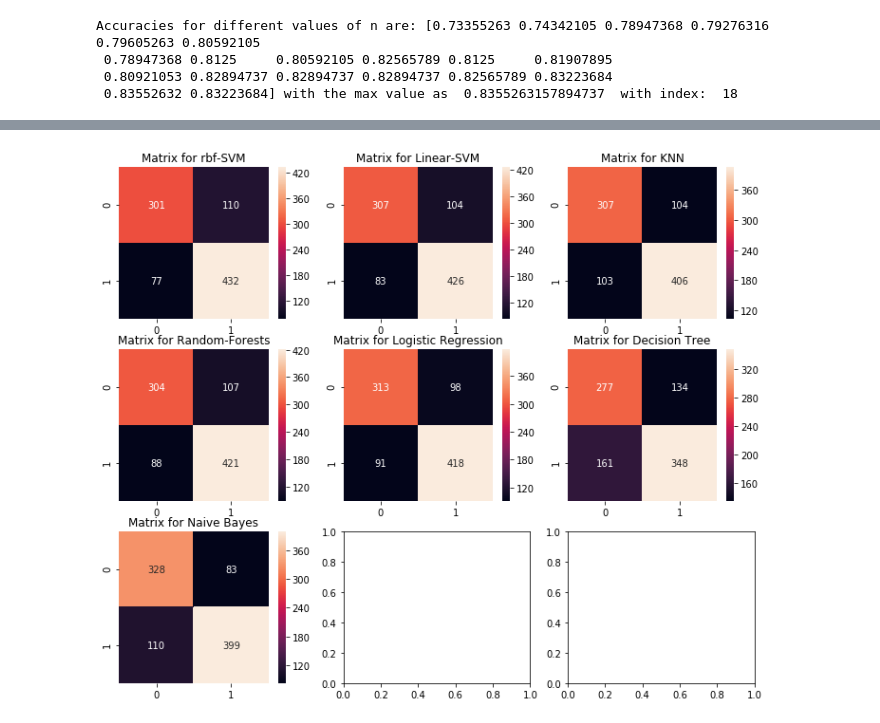
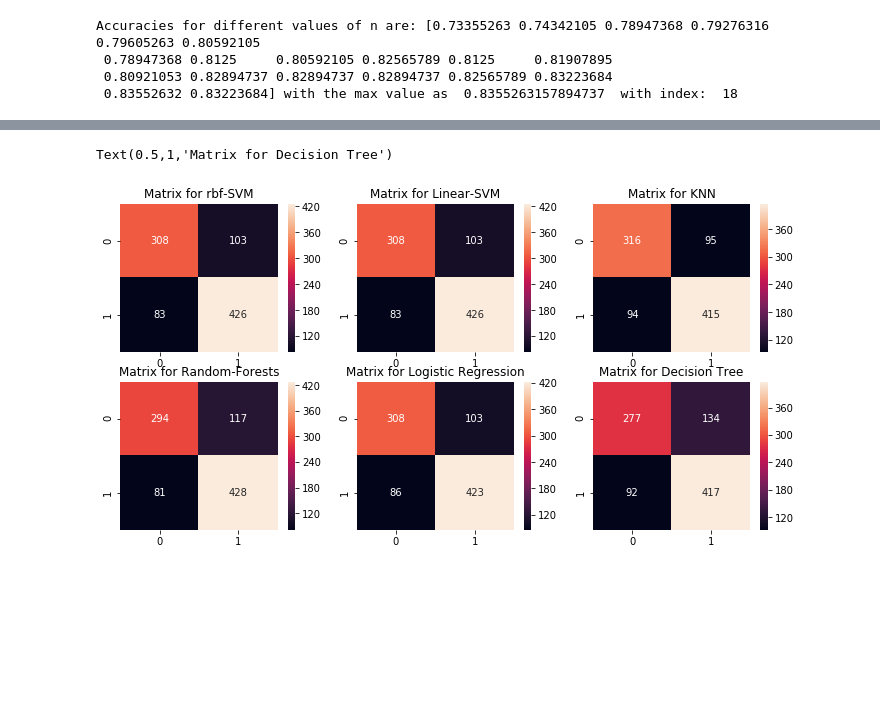
Before and after one commit to javierfs/MyMasterThesis, a Jupyter notebook: Test_python_structures.ipynb, the cells around one changed output, grey strips where cells are left out. Drawn from its saved outputs; the diff is of its cells as text; code cells hidden in the pictures; blank space fills up the shorter version.

```diff
--- a/Test_python_structures.ipynb
+++ b/Test_python_structures.ipynb
@@ -66,7 +66,7 @@ model_Linear_SVM = model
 Test Accuracy for linear SVM is 0.8355263157894737
 Training Accuracy for linear SVM is 0.8035714285714286
 # %%
-model=svm.SVC(kernel='rbf',C=1,gamma=0.1, probability=True)
+model=svm.SVC(kernel='rbf',C=1e4,gamma=1e-4, probability=True)
 model.fit(train_X,train_Y)
 prediction1=model.predict(test_X)
 print('Accuracy for rbf SVM is ',metrics.accuracy_score(prediction1,test_Y))
@@ -87,5 +85,6 @@ F1 weighted: is 0.8126774478094676
 # %%
-model = LogisticRegression()
+model = LogisticRegression(penalty= 'l2', C = 0.01)
+
 model.fit(train_X,train_Y)
 prediction3=model.predict(test_X)
 print('The accuracy of the Logistic Regression is',metrics.accuracy_score(prediction3,test_Y))
@@ -99,4 +98,5 @@ print('Training Accuracy for Logistic Regression is',metrics.accuracy_score(trai
 #print('F1 weighted: is',f1_score(test_Y, prediction3, average='weighted'))
 
 model_Logistic_Regression = model
+#model.get_params()
 # %% [output]
@@ -111,8 +111,8 @@ import pydotplus
 
 
 
-model=DecisionTreeClassifier(class_weight=None, criterion='gini', max_depth=5,
-            max_features=None, max_leaf_nodes=10, min_samples_leaf=5,
+model=DecisionTreeClassifier(class_weight=None, criterion='gini', max_depth=None,
+            max_features=None, max_leaf_nodes=10, min_samples_leaf=1,
             min_samples_split=2, min_weight_fraction_leaf=0.0,
             presort=False, random_state=None, splitter='random')
 
@@ -134,16 +134,6 @@ print('Training Accuracy for Decision Tree is',metrics.accuracy_score(train_Y, p
 model_Decision_Tree = model
 
 dot_data = StringIO()
-dtc_settings = {
-    'criterion': 'entropy',
-    'min_samples_split': 100,
-    'min_samples_leaf': 100,
-    'max_features': 'auto',
-    'max_depth': 5,
-    'class_weight': 'balanced',
-
-}
-
 
 export_graphviz(model, out_file=dot_data,
                 filled=True, rounded=True,
@@ -175,7 +165,7 @@ fig.set_size_inches(12,6)
 plt.show()
 print('Accuracies for different values of n are:',a.values,'with the max value as ',(a.values.max()), ' with index: ', a.values.argmax(axis=0))
 
-model_KNN = KNeighborsClassifier(n_neighbors=19)
+model_KNN = KNeighborsClassifier(n_neighbors=65)
 # %% [output]
 [figure]
 Accuracies for different values of n are: [0.73355263 0.74342105 0.78947368 0.79276316 0.79605263 0.80592105
@@ -262,30 +255,27 @@ plt.show()
 # %%
-f,ax=plt.subplots(3,3,figsize=(12,10))
-y_pred = cross_val_predict(svm.SVC(kernel='rbf'),X,Y,cv=10)
+models=[model_Linear_SVM, model_RBF_SVM, model_Logistic_Regression, model_KNN, model_Decision_Tree,  model_RandomForest ]
+f,ax=plt.subplots(2,3,figsize=(12,6))
+y_pred = cross_val_predict(model_RBF_SVM,X,Y,cv=10)
 sns.heatmap(confusion_matrix(Y,y_pred),ax=ax[0,0],annot=True,fmt='2.0f')
 ax[0,0].set_title('Matrix for rbf-SVM')
-y_pred = cross_val_predict(svm.SVC(kernel='linear'),X,Y,cv=10)
+y_pred = cross_val_predict(model_Linear_SVM,X,Y,cv=10)
 sns.heatmap(confusion_matrix(Y,y_pred),ax=ax[0,1],annot=True,fmt='2.0f')
 ax[0,1].set_title('Matrix for Linear-SVM')
-y_pred = cross_val_predict(KNeighborsClassifier(n_neighbors=9),X,Y,cv=10)
+y_pred = cross_val_predict(model_KNN,X,Y,cv=10)
 sns.heatmap(confusion_matrix(Y,y_pred),ax=ax[0,2],annot=True,fmt='2.0f')
 ax[0,2].set_title('Matrix for KNN')
-y_pred = cross_val_predict(RandomForestClassifier(n_estimators=100),X,Y,cv=10)
+y_pred = cross_val_predict(model_RandomForest,X,Y,cv=10)
 sns.heatmap(confusion_matrix(Y,y_pred),ax=ax[1,0],annot=True,fmt='2.0f')
 ax[1,0].set_title('Matrix for Random-Forests')
-y_pred = cross_val_predict(LogisticRegression(),X,Y,cv=10)
+y_pred = cross_val_predict(model_Logistic_Regression,X,Y,cv=10)
 sns.heatmap(confusion_matrix(Y,y_pred),ax=ax[1,1],annot=True,fmt='2.0f')
 ax[1,1].set_title('Matrix for Logistic Regression')
-y_pred = cross_val_predict(DecisionTreeClassifier(),X,Y,cv=10)
+y_pred = cross_val_predict(model_Decision_Tree,X,Y,cv=10)
 sns.heatmap(confusion_matrix(Y,y_pred),ax=ax[1,2],annot=True,fmt='2.0f')
 ax[1,2].set_title('Matrix for Decision Tree')
-y_pred = cross_val_predict(GaussianNB(),X,Y,cv=10)
-sns.heatmap(confusion_matrix(Y,y_pred),ax=ax[2,0],annot=True,fmt='2.0f')
-ax[2,0].set_title('Matrix for Naive Bayes')
-plt.subplots_adjust(hspace=0.2,wspace=0.2)
-plt.show()
 # %% [output]
+Text(0.5,1,'Matrix for Decision Tree')
-[figure, old version]
+[figure, new version]
 # %%
 import numpy as np
 from scipy import interp
```
Also changed, not shown: parts of 30 cells of this notebook, 4 other files.
